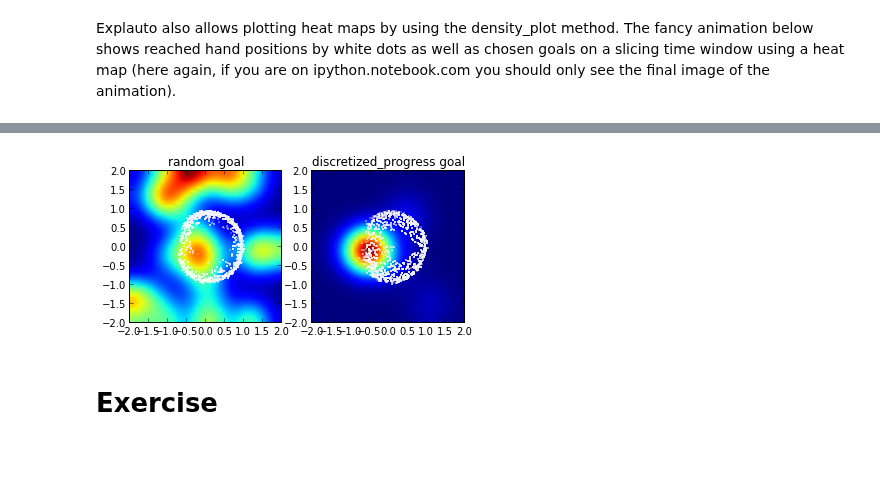
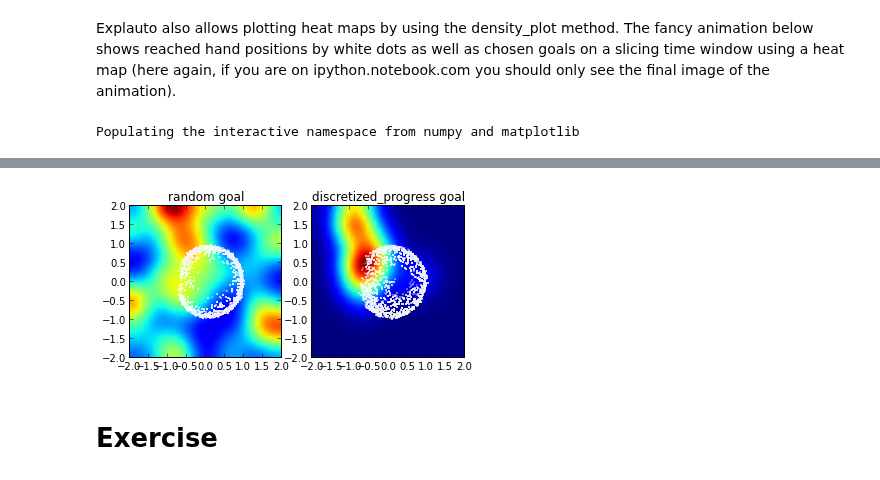
Before and after one commit to flowersteam/explauto, a Jupyter notebook: notebook/introducing_curiosity_learning.ipynb, the cells around one changed output, grey strips where cells are left out. Cells and saved outputs as stored; diff of their text form; code cells hidden in the pictures.

Commit message:
fix curiosity-driven notebook heat plot

```diff
--- a/notebook/introducing_curiosity_learning.ipynb
+++ b/notebook/introducing_curiosity_learning.ipynb
@@ -140,10 +142,10 @@ We observe that, whereas the *random* strategy sample points in the entire senso
 # %% [markdown]
 Explauto also allows plotting heat maps by using the density_plot method. The fancy animation below shows reached hand positions by white dots as well as chosen goals on a slicing time window using a heat map (here again, if you are on ipython.notebook.com you should only see the final image of the animation).
 # %%
+%pylab
 clf()
-
 last_t = 0
-for t in linspace(100, 1000, 40):
+for t in linspace(100, xps.logs[0].eval_at[-1], 40):
     t = int(t)
     for i, (config, log) in enumerate(zip(xps.settings, xps.logs)):
         ax = subplot(1, 2, i+1)
@@ -153,3 +155,4 @@ for t in linspace(100, 1000, 40):
         draw()
     last_t = t
 # %% [output]
+Populating the interactive namespace from numpy and matplotlib
@@ -156,4 +161,4 @@ for t in linspace(100, 1000, 40):
-[figure, old version]
+[figure, new version]
 # %% [markdown]
 # Exercise
 # %% [markdown]
```
Also changed, not shown: parts of 2 cells of this notebook.
